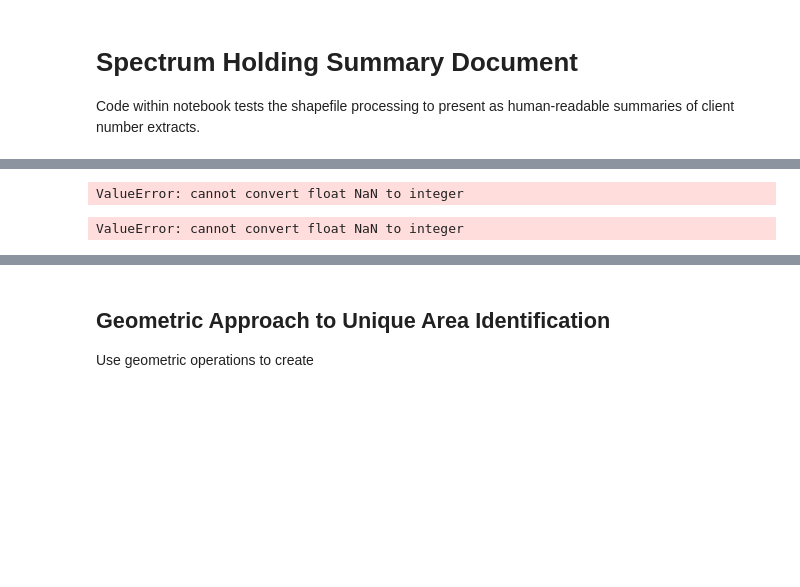
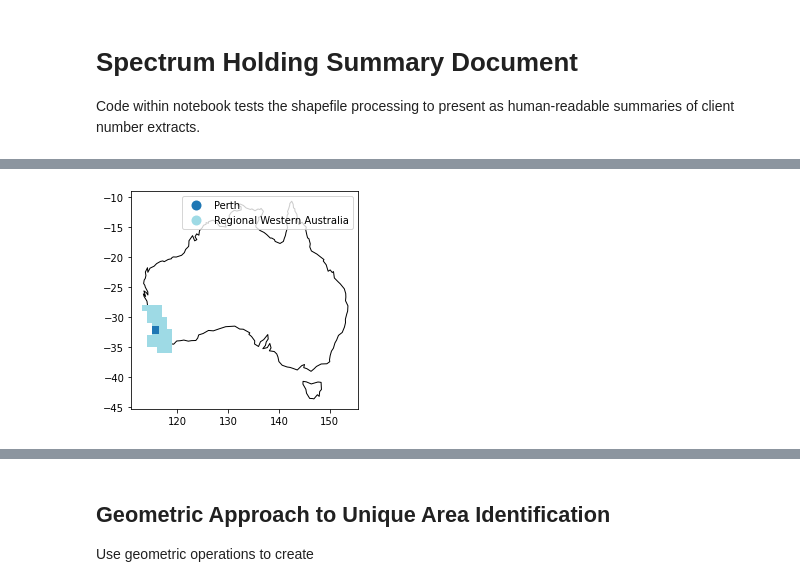
Before and after one commit to navnith-reddy/SpectrumNavigator, a Jupyter notebook: holdings.ipynb, the cells around one changed output, grey strips where cells are left out. Cells and saved outputs as stored; diff of their text form; code cells hidden in the pictures; blank space fills up the shorter version.

```diff
--- a/holdings.ipynb
+++ b/holdings.ipynb
@@ -55,11 +26,10 @@ test
 # %%
 import contextily as cx
 from matplotlib import pyplot as plt
 
 world = gpd.read_file(gpd.datasets.get_path('naturalearth_lowres'))
 ax = world[world.name == 'Australia'].plot(color='white', edgecolor='black')
-fig = test.plot(ax=ax, column='CLIENT_NO', cmap='tab20', categorical=True, legend=True)
+fig = test.plot(ax=ax, column='AREA_NAME', cmap='tab20', categorical=True, legend=True)
 # %% [output]
-ValueError: cannot convert float NaN to integer
-ValueError: cannot convert float NaN to integer
+[figure, added]
 # %%
```
Also changed, not shown: parts of 4 cells of this notebook, 3 other files.
